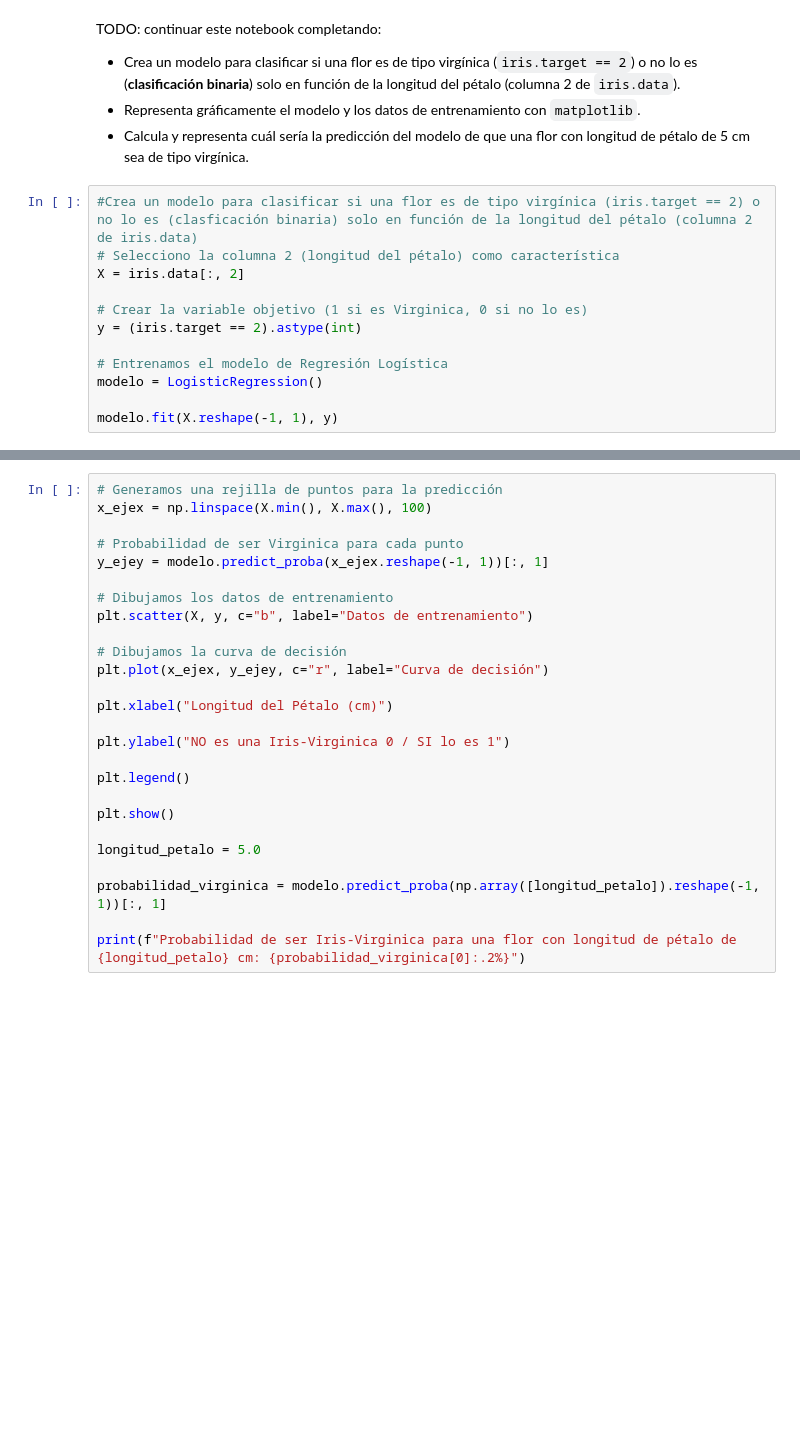
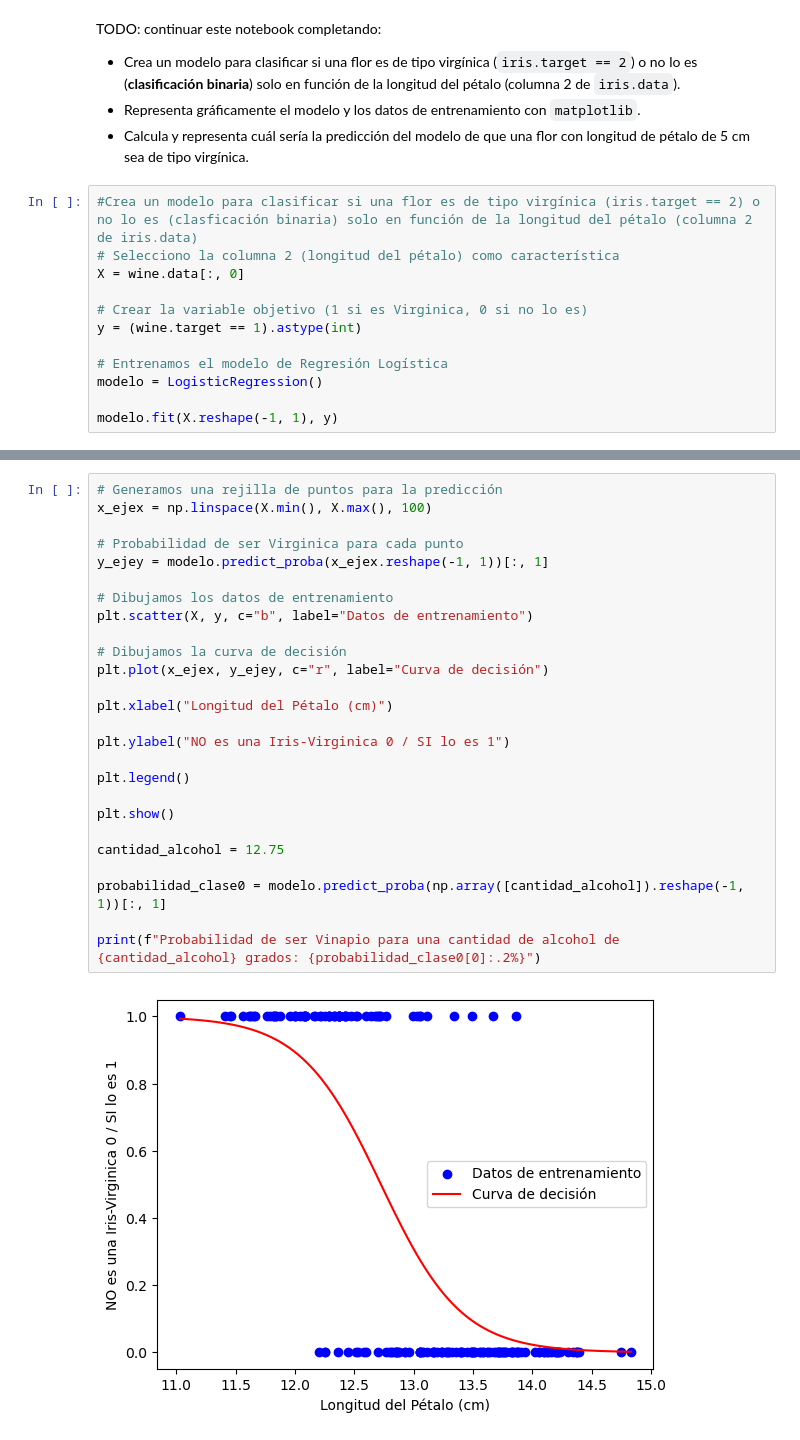
Before and after one commit to MrDres/Curso_de_IA_y_BigData, a Jupyter notebook: Programación de intelixencia artificial/clasificacion_binaria_iris_paraTrastearprobandoWIneDataset.ipynb, the cells around one changed output, grey strips where cells are left out. Saved outputs shown, nothing was run; the diff lists cells and outputs as text; blank space fills up the shorter version.

```diff
--- a/Programación de intelixencia artificial/clasificacion_binaria_iris_paraTrastearprobandoWIneDataset.ipynb
+++ b/Programación de intelixencia artificial/clasificacion_binaria_iris_paraTrastearprobandoWIneDataset.ipynb
@@ -92,10 +109,10 @@ TODO: continuar este notebook completando:
 # %%
 #Crea un modelo para clasificar si una flor es de tipo virgínica (iris.target == 2) o no lo es (clasficación binaria) solo en función de la longitud del pétalo (columna 2 de iris.data)
 # Selecciono la columna 2 (longitud del pétalo) como característica
-X = iris.data[:, 2]
+X = wine.data[:, 0]
 
 # Crear la variable objetivo (1 si es Virginica, 0 si no lo es)
-y = (iris.target == 2).astype(int)
+y = (wine.target == 1).astype(int)
 
 # Entrenamos el modelo de Regresión Logística
 modelo = LogisticRegression()
@@ -104,26 +123,28 @@ modelo.fit(X.reshape(-1, 1), y)
 # %%
 # Generamos una rejilla de puntos para la predicción
 x_ejex = np.linspace(X.min(), X.max(), 100)
 
 # Probabilidad de ser Virginica para cada punto
 y_ejey = modelo.predict_proba(x_ejex.reshape(-1, 1))[:, 1]
 
 # Dibujamos los datos de entrenamiento
 plt.scatter(X, y, c="b", label="Datos de entrenamiento")
 
 # Dibujamos la curva de decisión
 plt.plot(x_ejex, y_ejey, c="r", label="Curva de decisión")
 
 plt.xlabel("Longitud del Pétalo (cm)")
 
 plt.ylabel("NO es una Iris-Virginica 0 / SI lo es 1")
 
 plt.legend()
 
 plt.show()
 
-longitud_petalo = 5.0
+cantidad_alcohol = 12.75
 
-probabilidad_virginica = modelo.predict_proba(np.array([longitud_petalo]).reshape(-1, 1))[:, 1]
+probabilidad_clase0 = modelo.predict_proba(np.array([cantidad_alcohol]).reshape(-1, 1))[:, 1]
 
-print(f"Probabilidad de ser Iris-Virginica para una flor con longitud de pétalo de {longitud_petalo} cm: {probabilidad_virginica[0]:.2%}")
+print(f"Probabilidad de ser Vinapio para una cantidad de alcohol de {cantidad_alcohol} grados: {probabilidad_clase0[0]:.2%}")
+# %% [output]
+[figure, added]
```
Also changed, not shown: parts of 4 cells of this notebook.
